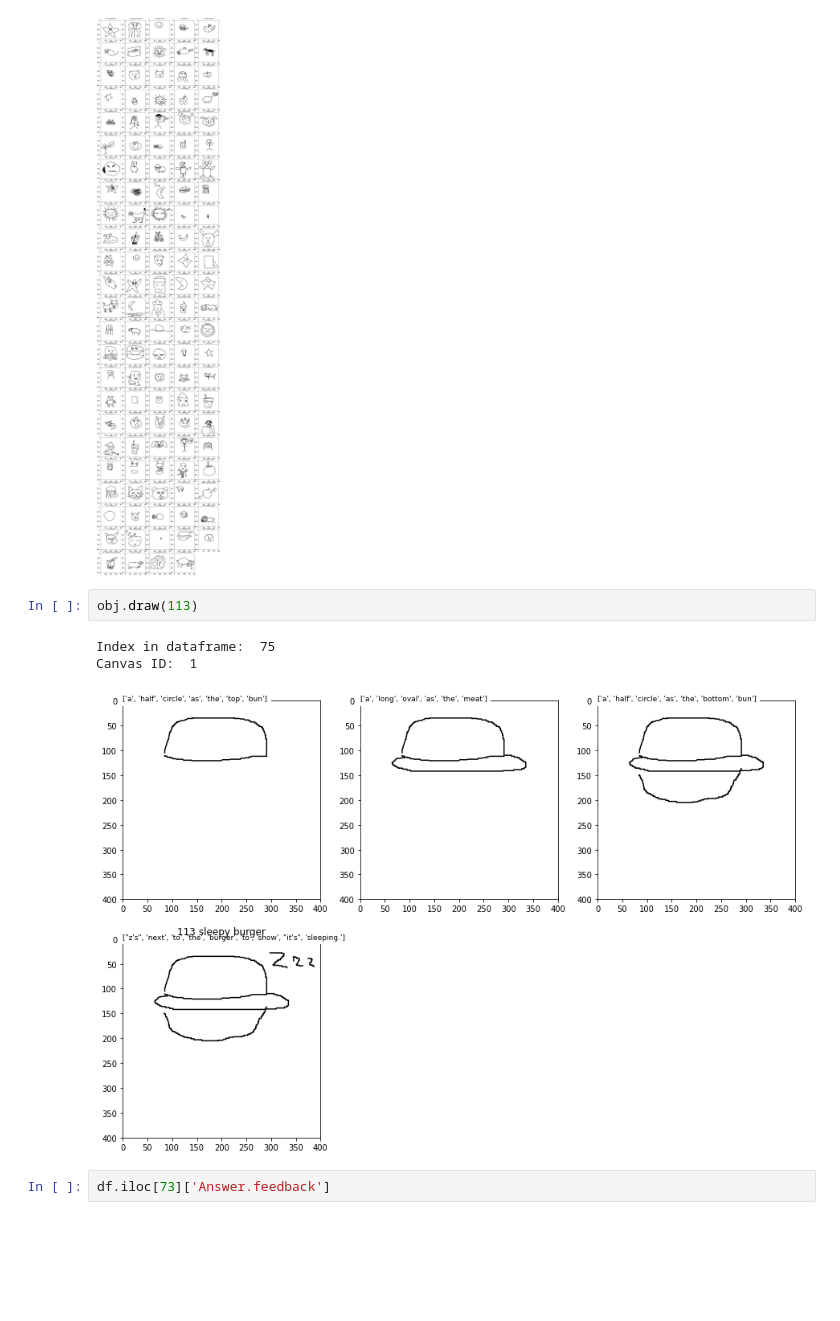
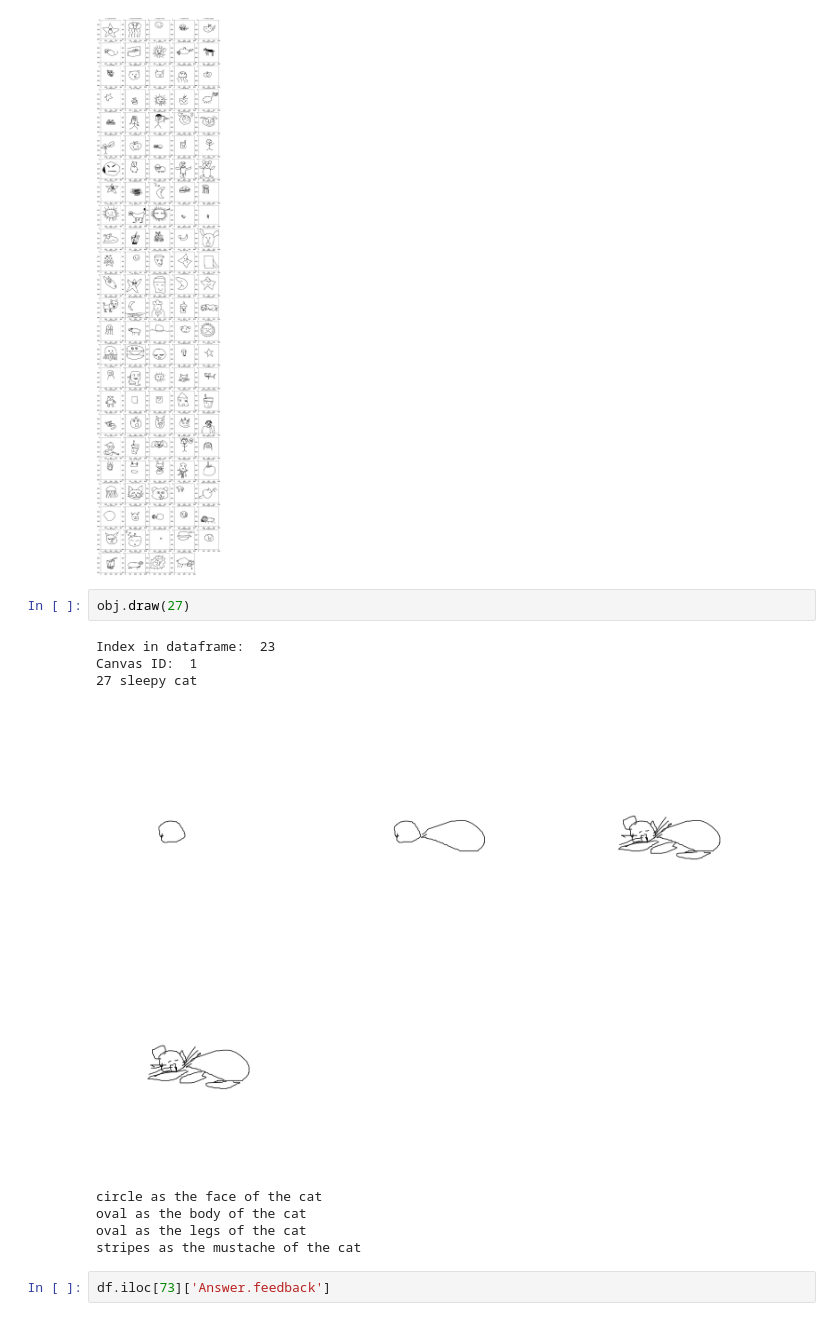
Before and after one commit to ErinZhang1998/sketch_collection, a Jupyter notebook: dec_28_trial_analysis.ipynb, the cells around one changed output. Saved outputs shown, nothing was run; the diff lists cells and outputs as text; blank space fills up the shorter version.

```diff
--- a/dec_28_trial_analysis.ipynb
+++ b/dec_28_trial_analysis.ipynb
@@ -187,11 +187,16 @@ obj.draw_all()
 # %% [output]
 [figure]
 # %%
-obj.draw(113)
+obj.draw(27)
 # %% [output]
-Index in dataframe:  75
+Index in dataframe:  23
 Canvas ID:  1
+27 sleepy cat
-[figure, old version]
+[figure, new version]
+circle as the face of the cat
+oval as the body of the cat
+oval as the legs of the cat
+stripes as the mustache of the cat
 # %%
 df.iloc[73]['Answer.feedback']
 # %% [output]
```
Also changed, not shown: parts of 1 cell of this notebook, 4 other files.
